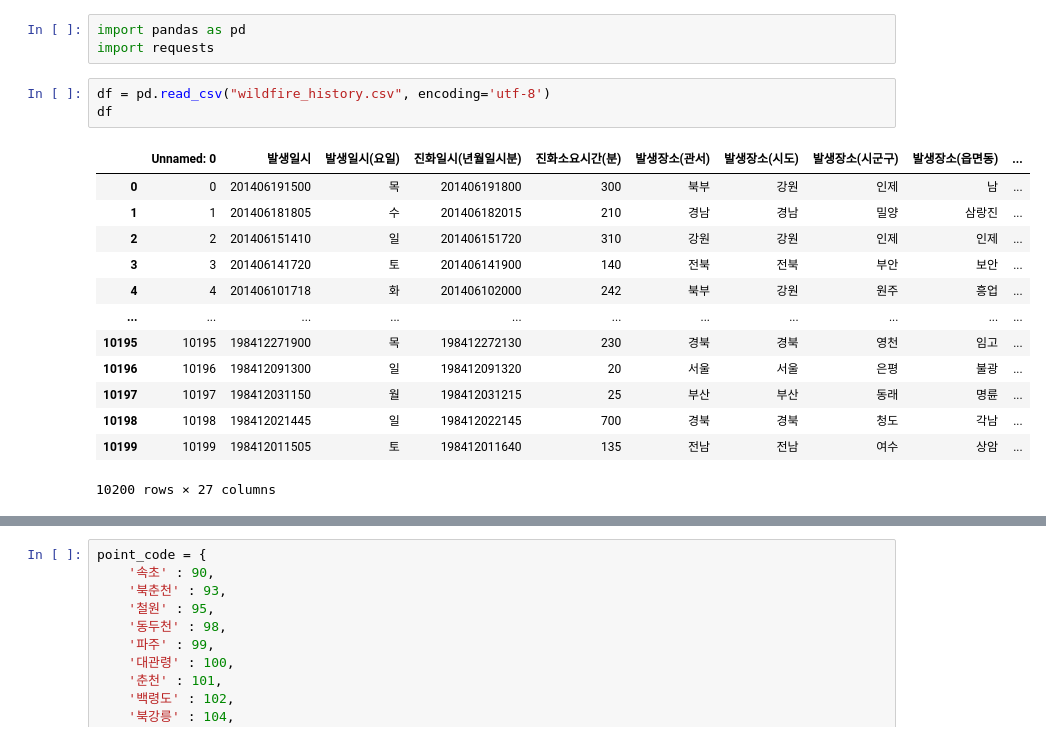
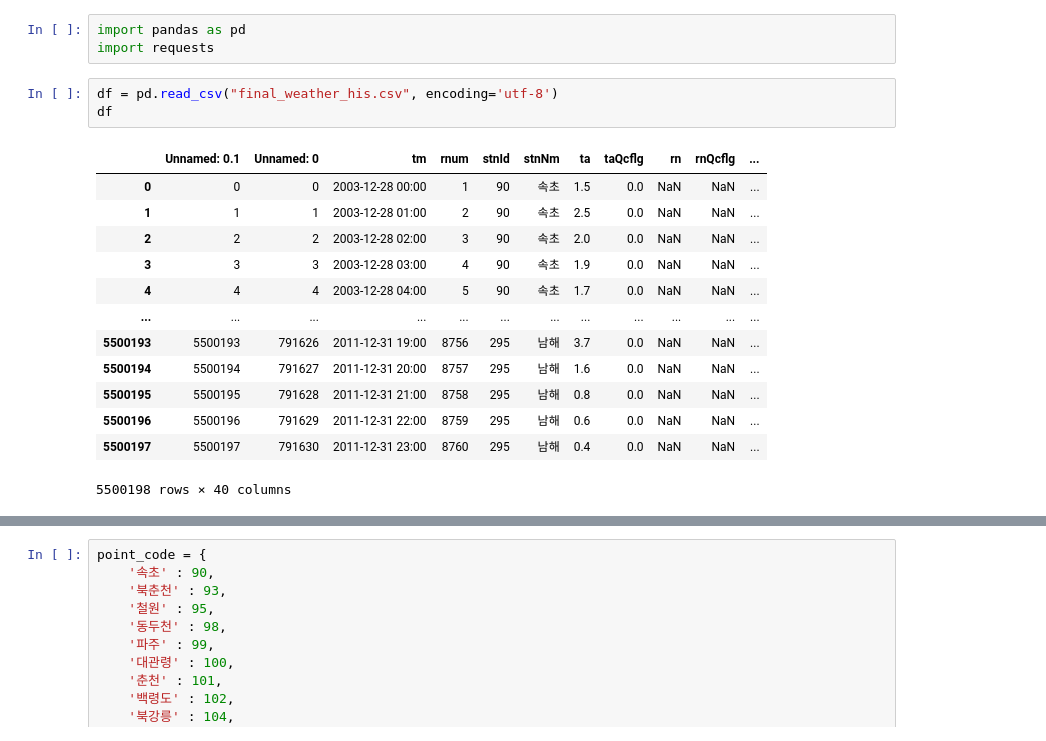
Before and after one commit to Shalor16/korea_wildfire_prediction, a Jupyter notebook: Untitled.ipynb, the cells around one changed output, grey strips where cells are left out. Saved outputs shown, nothing was run; the diff lists cells and outputs as text.

```diff
--- a/Untitled.ipynb
+++ b/Untitled.ipynb
@@ -2,19 +2,19 @@
 import pandas as pd
 import requests
 # %%
-df = pd.read_csv("wildfire_history.csv", encoding='utf-8')
+df = pd.read_csv("final_weather_his.csv", encoding='utf-8')
 df
 # %% [output]
-|  | Unnamed: 0 | 발생일시 | 발생일시(요일) | 진화일시(년월일시분) | 진화소요시간(분) | 발생장소(관서) | 발생장소(시도) | 발생장소(시군구) | 발생장소(읍면동) | ... |
-| 0 | 0 | 201406191500 | 목 | 201406191800 | 300 | 북부 | 강원 | 인제 | 남 | ... |
-| 1 | 1 | 201406181805 | 수 | 201406182015 | 210 | 경남 | 경남 | 밀양 | 삼랑진 | ... |
-| 2 | 2 | 201406151410 | 일 | 201406151720 | 310 | 강원 | 강원 | 인제 | 인제 | ... |
-| 3 | 3 | 201406141720 | 토 | 201406141900 | 140 | 전북 | 전북 | 부안 | 보안 | ... |
-| 4 | 4 | 201406101718 | 화 | 201406102000 | 242 | 북부 | 강원 | 원주 | 흥업 | ... |
-| ... | ... | ... | ... | ... | ... | ... | ... | ... | ... | ... |
-| 10195 | 10195 | 198412271900 | 목 | 198412272130 | 230 | 경북 | 경북 | 영천 | 임고 | ... |
-| 10196 | 10196 | 198412091300 | 일 | 198412091320 | 20 | 서울 | 서울 | 은평 | 불광 | ... |
-| 10197 | 10197 | 198412031150 | 월 | 198412031215 | 25 | 부산 | 부산 | 동래 | 명륜 | ... |
-| 10198 | 10198 | 198412021445 | 일 | 198412022145 | 700 | 경북 | 경북 | 청도 | 각남 | ... |
-| 10199 | 10199 | 198412011505 | 토 | 198412011640 | 135 | 전남 | 전남 | 여수 | 상암 | ... |
+|  | Unnamed: 0.1 | Unnamed: 0 | tm | rnum | stnId | stnNm | ta | taQcflg | rn | rnQcflg | ... |
+| 0 | 0 | 0 | 2003-12-28 00:00 | 1 | 90 | 속초 | 1.5 | 0.0 | NaN | NaN | ... |
+| 1 | 1 | 1 | 2003-12-28 01:00 | 2 | 90 | 속초 | 2.5 | 0.0 | NaN | NaN | ... |
+| 2 | 2 | 2 | 2003-12-28 02:00 | 3 | 90 | 속초 | 2.0 | 0.0 | NaN | NaN | ... |
+| 3 | 3 | 3 | 2003-12-28 03:00 | 4 | 90 | 속초 | 1.9 | 0.0 | NaN | NaN | ... |
+| 4 | 4 | 4 | 2003-12-28 04:00 | 5 | 90 | 속초 | 1.7 | 0.0 | NaN | NaN | ... |
+| ... | ... | ... | ... | ... | ... | ... | ... | ... | ... | ... | ... |
+| 5500193 | 5500193 | 791626 | 2011-12-31 19:00 | 8756 | 295 | 남해 | 3.7 | 0.0 | NaN | NaN | ... |
+| 5500194 | 5500194 | 791627 | 2011-12-31 20:00 | 8757 | 295 | 남해 | 1.6 | 0.0 | NaN | NaN | ... |
+| 5500195 | 5500195 | 791628 | 2011-12-31 21:00 | 8758 | 295 | 남해 | 0.8 | 0.0 | NaN | NaN | ... |
+| 5500196 | 5500196 | 791629 | 2011-12-31 22:00 | 8759 | 295 | 남해 | 0.6 | 0.0 | NaN | NaN | ... |
+| 5500197 | 5500197 | 791630 | 2011-12-31 23:00 | 8760 | 295 | 남해 | 0.4 | 0.0 | NaN | NaN | ... |
-10200 rows × 27 columns
+5500198 rows × 40 columns
```
Also changed, not shown: parts of 1 cell of this notebook, 2 other files.
